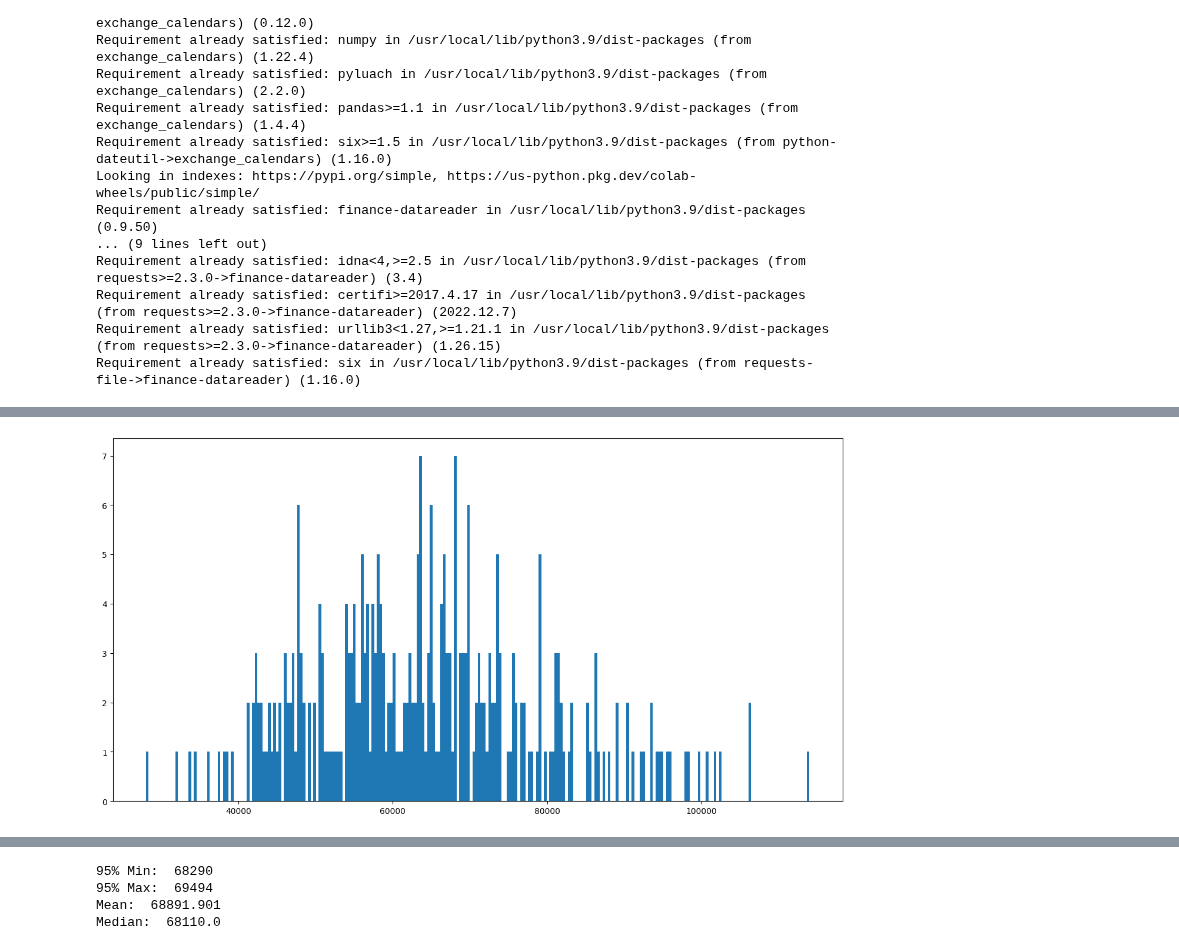
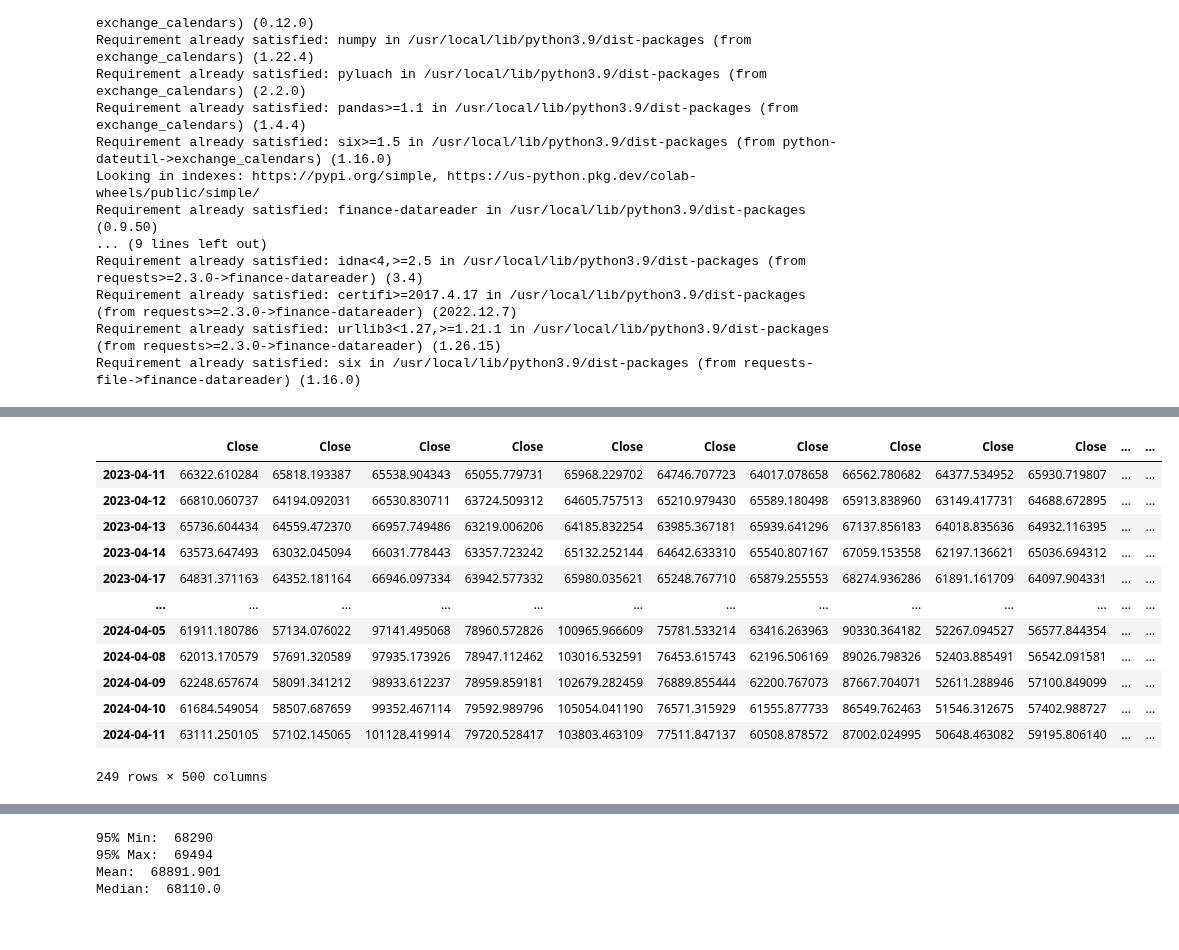
Before and after one commit to yeonghun00/stock-notes, a Jupyter notebook: useful/prediction.ipynb, the cells around one changed output, grey strips where cells are left out. Cells and saved outputs as stored; diff of their text form; code cells hidden in the pictures.

```diff
--- a/useful/prediction.ipynb
+++ b/useful/prediction.ipynb
@@ -135,7 +109,19 @@ plt.show()
-# %%
-plt.figure(figsize=(16, 8))
-end_data = [x.iloc[-1].values[0] for x in close_li]
-plt.hist(end_data, bins=250)
-plt.show()
-# %% [output]
-[figure, removed]
+# %%
+t = sa.get_simulation()
+# %%
+t = pd.concat(t, axis=1)
+t
+# %% [output]
+|  | Close | Close | Close | Close | Close | Close | Close | Close | Close | Close | ... | ... |
+| 2023-04-11 | 66322.610284 | 65818.193387 | 65538.904343 | 65055.779731 | 65968.229702 | 64746.707723 | 64017.078658 | 66562.780682 | 64377.534952 | 65930.719807 | ... | ... |
+| 2023-04-12 | 66810.060737 | 64194.092031 | 66530.830711 | 63724.509312 | 64605.757513 | 65210.979430 | 65589.180498 | 65913.838960 | 63149.417731 | 64688.672895 | ... | ... |
+| 2023-04-13 | 65736.604434 | 64559.472370 | 66957.749486 | 63219.006206 | 64185.832254 | 63985.367181 | 65939.641296 | 67137.856183 | 64018.835636 | 64932.116395 | ... | ... |
+| 2023-04-14 | 63573.647493 | 63032.045094 | 66031.778443 | 63357.723242 | 65132.252144 | 64642.633310 | 65540.807167 | 67059.153558 | 62197.136621 | 65036.694312 | ... | ... |
+| 2023-04-17 | 64831.371163 | 64352.181164 | 66946.097334 | 63942.577332 | 65980.035621 | 65248.767710 | 65879.255553 | 68274.936286 | 61891.161709 | 64097.904331 | ... | ... |
+| ... | ... | ... | ... | ... | ... | ... | ... | ... | ... | ... | ... | ... |
+| 2024-04-05 | 61911.180786 | 57134.076022 | 97141.495068 | 78960.572826 | 100965.966609 | 75781.533214 | 63416.263963 | 90330.364182 | 52267.094527 | 56577.844354 | ... | ... |
+| 2024-04-08 | 62013.170579 | 57691.320589 | 97935.173926 | 78947.112462 | 103016.532591 | 76453.615743 | 62196.506169 | 89026.798326 | 52403.885491 | 56542.091581 | ... | ... |
+| 2024-04-09 | 62248.657674 | 58091.341212 | 98933.612237 | 78959.859181 | 102679.282459 | 76889.855444 | 62200.767073 | 87667.704071 | 52611.288946 | 57100.849099 | ... | ... |
+| 2024-04-10 | 61684.549054 | 58507.687659 | 99352.467114 | 79592.989796 | 105054.041190 | 76571.315929 | 61555.877733 | 86549.762463 | 51546.312675 | 57402.988727 | ... | ... |
+| 2024-04-11 | 63111.250105 | 57102.145065 | 101128.419914 | 79720.528417 | 103803.463109 | 77511.847137 | 60508.878572 | 87002.024995 | 50648.463082 | 59195.806140 | ... | ... |
+249 rows × 500 columns
```
Also changed, not shown: parts of 8 cells of this notebook.
